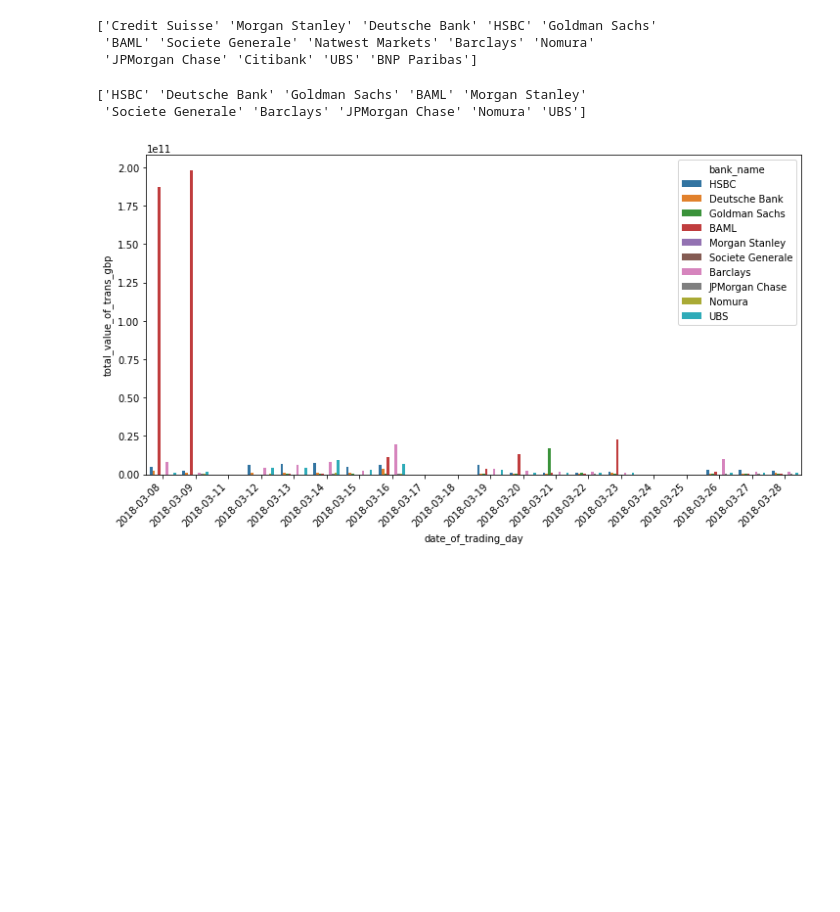
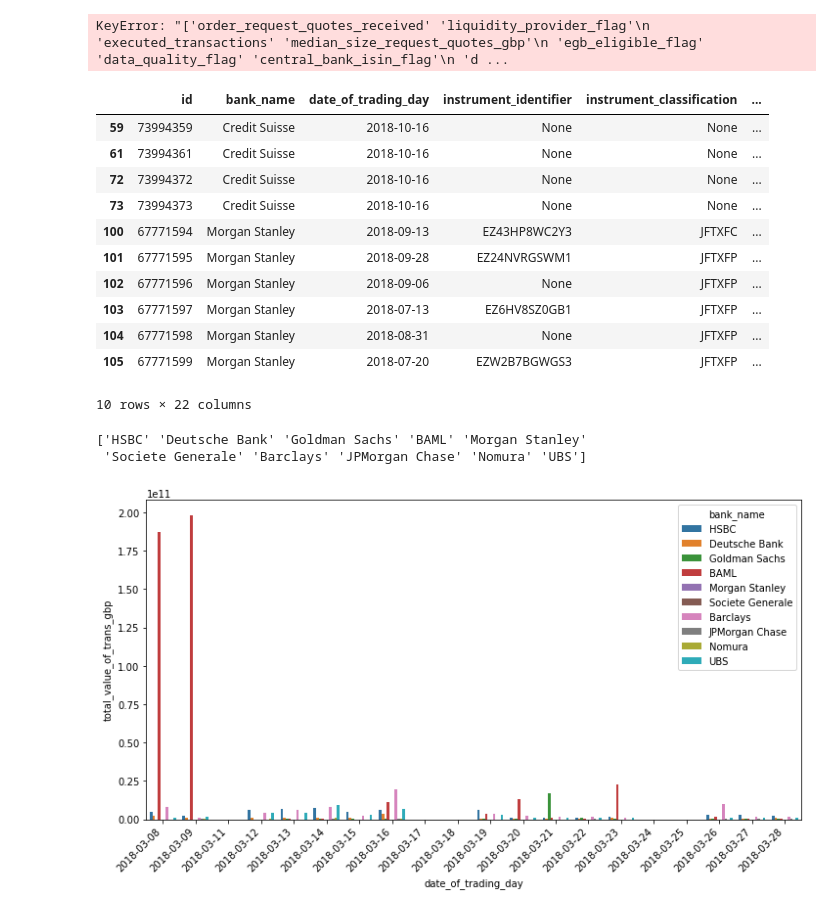
Before and after one commit to Inald/newNWM-Intern-Project-2020, a Jupyter notebook: pipelined.ipynb, the cells around one changed output. Drawn from its saved outputs; the diff is of its cells as text; code cells hidden in the pictures; blank space fills up the shorter version.

```diff
--- a/pipelined.ipynb
+++ b/pipelined.ipynb
@@ -29,14 +29,30 @@ df.drop(['file_name','designated_market_makers','legal_entity_name', 'systematic
 # %%
 #Filters the code to FX forwards only
 df = df.loc[(df['instrument_classification']).astype(str).str.contains("JF") | (df['source_instrument_desc']).astype(str).str.contains("Forward") | (df['source_instrument_name']).astype(str).str.contains("Forward")]
-df = df.drop(['order_request_quotes_received', 'total_value_of_transactions', 'liquidity_provider_flag','executed_transactions', 'median_size_request_quotes_gbp','egb_eligible_flag','data_quality_flag','central_bank_isin_flag', 'data_quality_flag', 'smartie_instrument_name', 'active', 'business', 'order_request_quotes_can_wdrwn','order_request_quotes_modified'], axis = 1)
+df = df.drop(['order_request_quotes_received', 'liquidity_provider_flag','executed_transactions', 'median_size_request_quotes_gbp','egb_eligible_flag','data_quality_flag','central_bank_isin_flag', 'data_quality_flag', 'smartie_instrument_name', 'active', 'business', 'order_request_quotes_can_wdrwn','order_request_quotes_modified'], axis = 1)
 
 #df.to_csv('C:/Users/inald/Documents/NWMprod/wetransfer-0f4d76/RTS27filtered.csv')
 print(df['bank_name'].unique())
 # %% [output]
-['Credit Suisse' 'Morgan Stanley' 'Deutsche Bank' 'HSBC' 'Goldman Sachs'
- 'BAML' 'Societe Generale' 'Natwest Markets' 'Barclays' 'Nomura'
- 'JPMorgan Chase' 'Citibank' 'UBS' 'BNP Paribas']
+KeyError: "['order_request_quotes_received' 'liquidity_provider_flag'\n 'executed_transactions' 'median_size_request_quotes_gbp'\n 'egb_eligible_flag' 'data_quality_flag' 'central_bank_isin_flag'\n 'd ...
+# %%
+
+df['total_value_of_trans_gbp'].fillna(df['total_value_of_trans_eur'])
+df['total_value_of_trans_gbp'].fillna(df['total_value_of_transactions'])
+df.head(10)
+# %% [output]
+|  | id | bank_name | date_of_trading_day | instrument_identifier | instrument_classification | ... |
+| 59 | 73994359 | Credit Suisse | 2018-10-16 | None | None | ... |
+| 61 | 73994361 | Credit Suisse | 2018-10-16 | None | None | ... |
+| 72 | 73994372 | Credit Suisse | 2018-10-16 | None | None | ... |
+| 73 | 73994373 | Credit Suisse | 2018-10-16 | None | None | ... |
+| 100 | 67771594 | Morgan Stanley | 2018-09-13 | EZ43HP8WC2Y3 | JFTXFC | ... |
+| 101 | 67771595 | Morgan Stanley | 2018-09-28 | EZ24NVRGSWM1 | JFTXFP | ... |
+| 102 | 67771596 | Morgan Stanley | 2018-09-06 | None | JFTXFP | ... |
+| 103 | 67771597 | Morgan Stanley | 2018-07-13 | EZ6HV8SZ0GB1 | JFTXFP | ... |
+| 104 | 67771598 | Morgan Stanley | 2018-08-31 | None | JFTXFP | ... |
+| 105 | 67771599 | Morgan Stanley | 2018-07-20 | EZW2B7BGWGS3 | JFTXFP | ... |
+10 rows × 22 columns
 # %%
 df.to_csv('C:/Users/inald/Documents/NWMprod/wetransfer-0f4d76/RTS27filtered.csv')
 # %%
```
